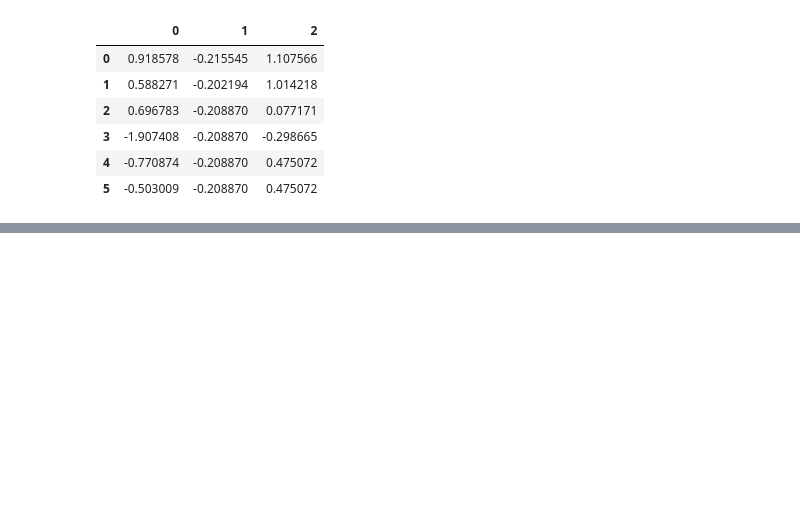
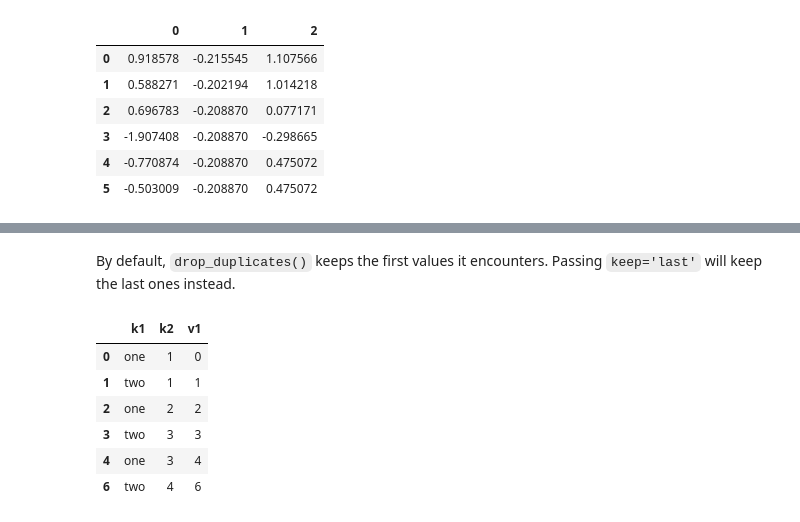
Before and after one commit to guinbraga/Python-for-Data-Analysis, a Jupyter notebook: 7-clean_n_prep/7-clean_n_prep.ipynb, the cells around one changed output, grey strips where cells are left out. Cells and saved outputs as stored; diff of their text form; code cells hidden in the pictures; blank space fills up the shorter version.

```diff
--- a/7-clean_n_prep/7-clean_n_prep.ipynb
+++ b/7-clean_n_prep/7-clean_n_prep.ipynb
@@ -210,0 +296,14 @@ df.fillna(df.mean())
+# %% [markdown]
+By default, `drop_duplicates()` keeps the first values
+it encounters. Passing `keep='last'` will keep the last
+ones instead.
+# %%
+data.drop_duplicates(subset=['k1', 'k2'], keep='last')
+# %% [output]
+|  | k1 | k2 | v1 |
+| 0 | one | 1 | 0 |
+| 1 | two | 1 | 1 |
+| 2 | one | 2 | 2 |
+| 3 | two | 3 | 3 |
+| 4 | one | 3 | 4 |
+| 6 | two | 4 | 6 |
```
Also changed, not shown: parts of 33 cells of this notebook, 1 other file.
